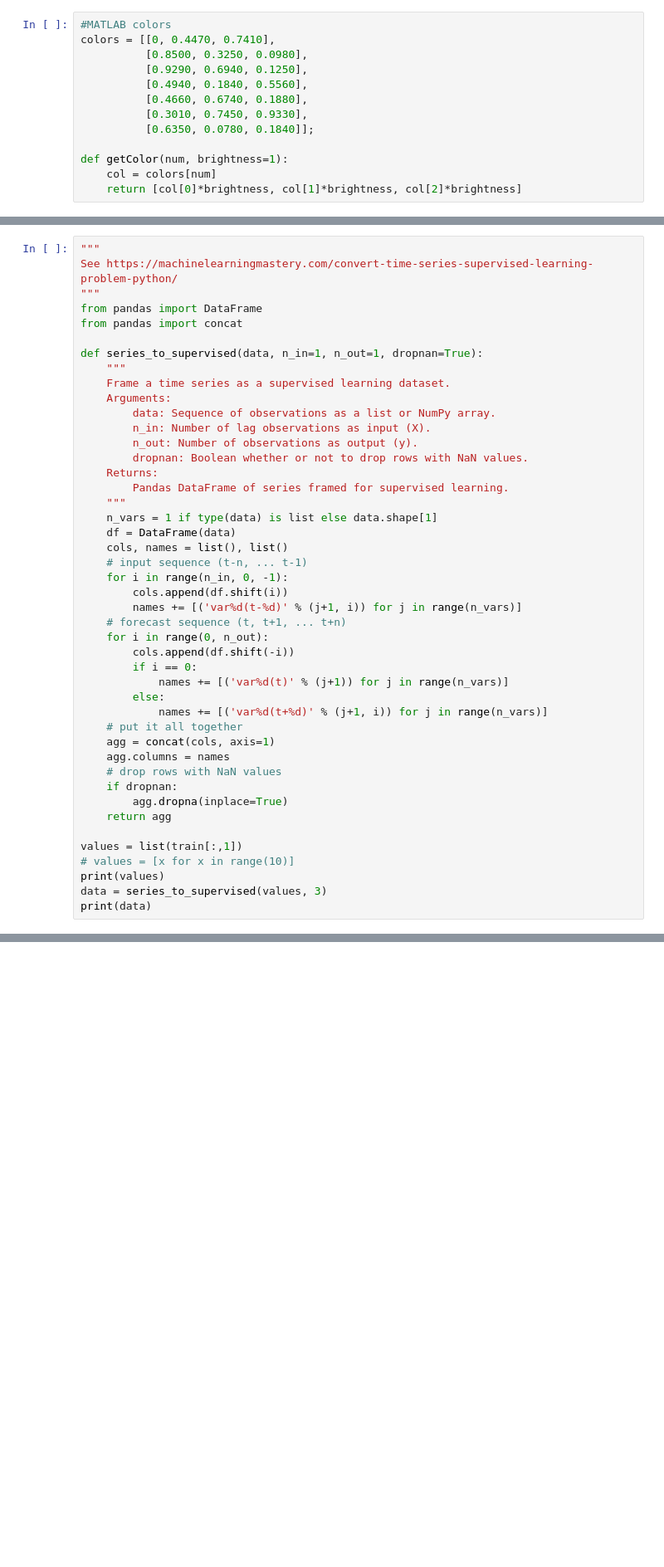
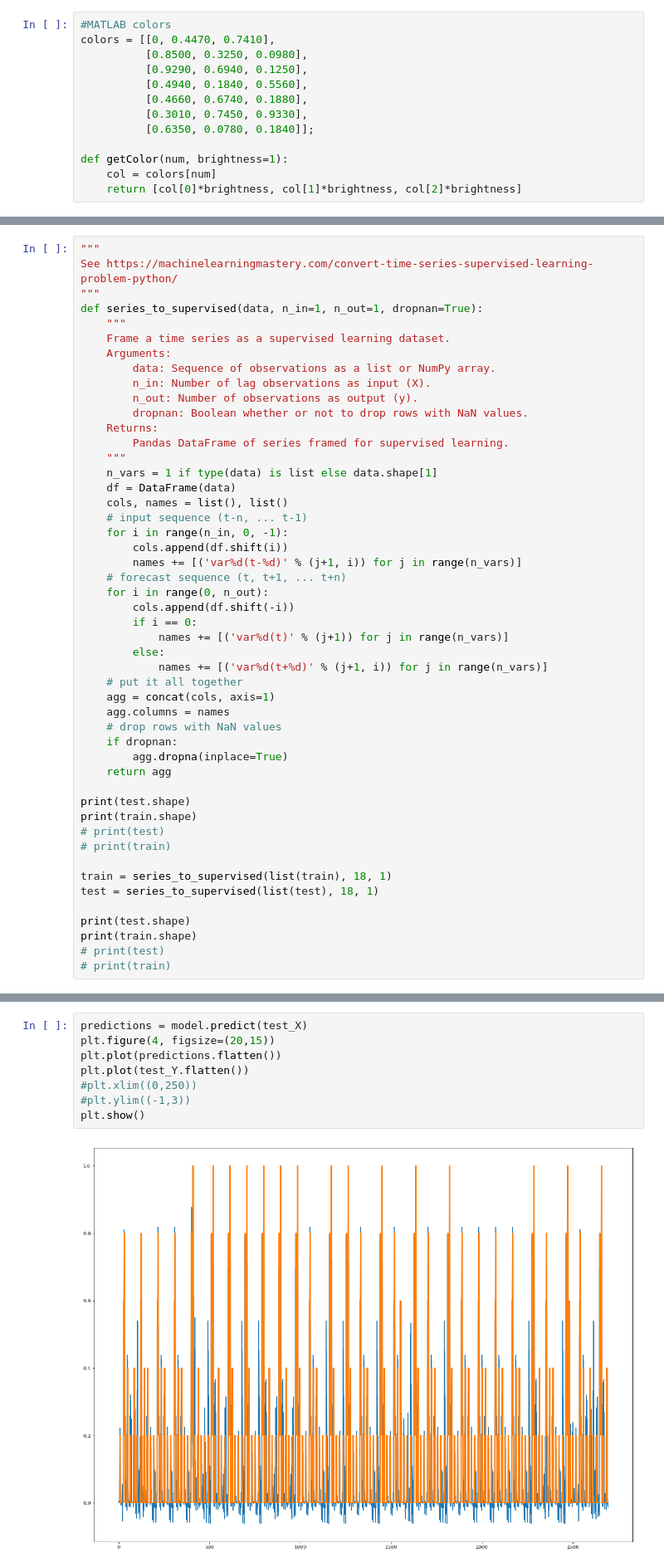
Before and after one commit to SINTEF-9012/thingml-diversifier, a Jupyter notebook: src/main/python/tensorflow.ipynb, the cells around one changed output, grey strips where cells are left out. Shown at 83% size. Saved outputs shown, nothing was run; the diff lists cells and outputs as text; blank space fills up the shorter version.

```diff
--- a/src/main/python/tensorflow.ipynb
+++ b/src/main/python/tensorflow.ipynb
@@ -106,9 +123,6 @@ plt.show()
 """
 See https://machinelearningmastery.com/convert-time-series-supervised-learning-problem-python/
 """
-from pandas import DataFrame
-from pandas import concat
-
 def series_to_supervised(data, n_in=1, n_out=1, dropnan=True):
     """
     Frame a time series as a supervised learning dataset.
@@ -142,9 +156,16 @@ def series_to_supervised(data, n_in=1, n_out=1, dropnan=True):
         agg.dropna(inplace=True)
     return agg
 
-values = list(train[:,1])
-# values = [x for x in range(10)]
-print(values)
-data = series_to_supervised(values, 3)
-print(data)
+print(test.shape)
+print(train.shape)
+# print(test)
+# print(train)
+
+train = series_to_supervised(list(train), 18, 1)
+test = series_to_supervised(list(test), 18, 1)
+
+print(test.shape)
+print(train.shape)
+# print(test)
+# print(train)
 # %% [output]
@@ -201,0 +244,10 @@ IndexError: list index out of range
+# %%
+predictions = model.predict(test_X)
+plt.figure(4, figsize=(20,15))
+plt.plot(predictions.flatten())
+plt.plot(test_Y.flatten())
+#plt.xlim((0,250))
+#plt.ylim((-1,3))
+plt.show()
+# %% [output]
+[figure, added]
```
Also changed, not shown: parts of 8 cells of this notebook.
